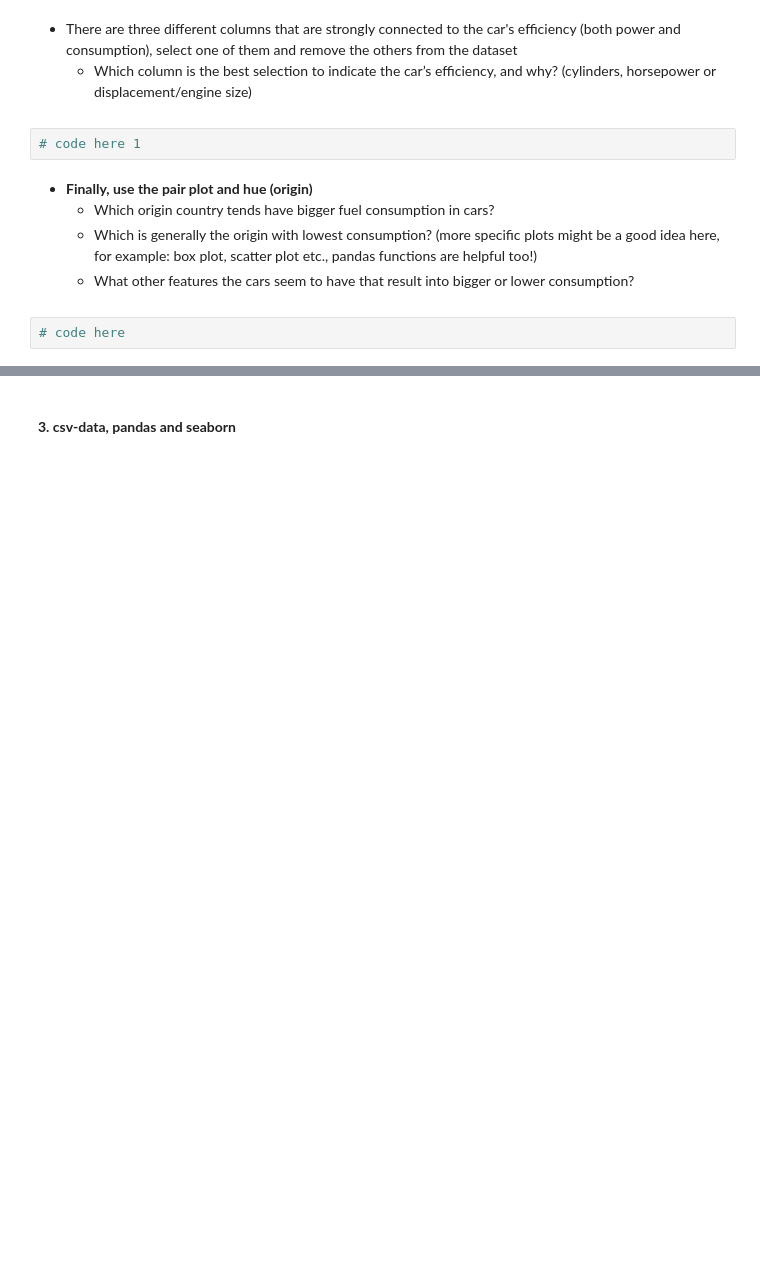
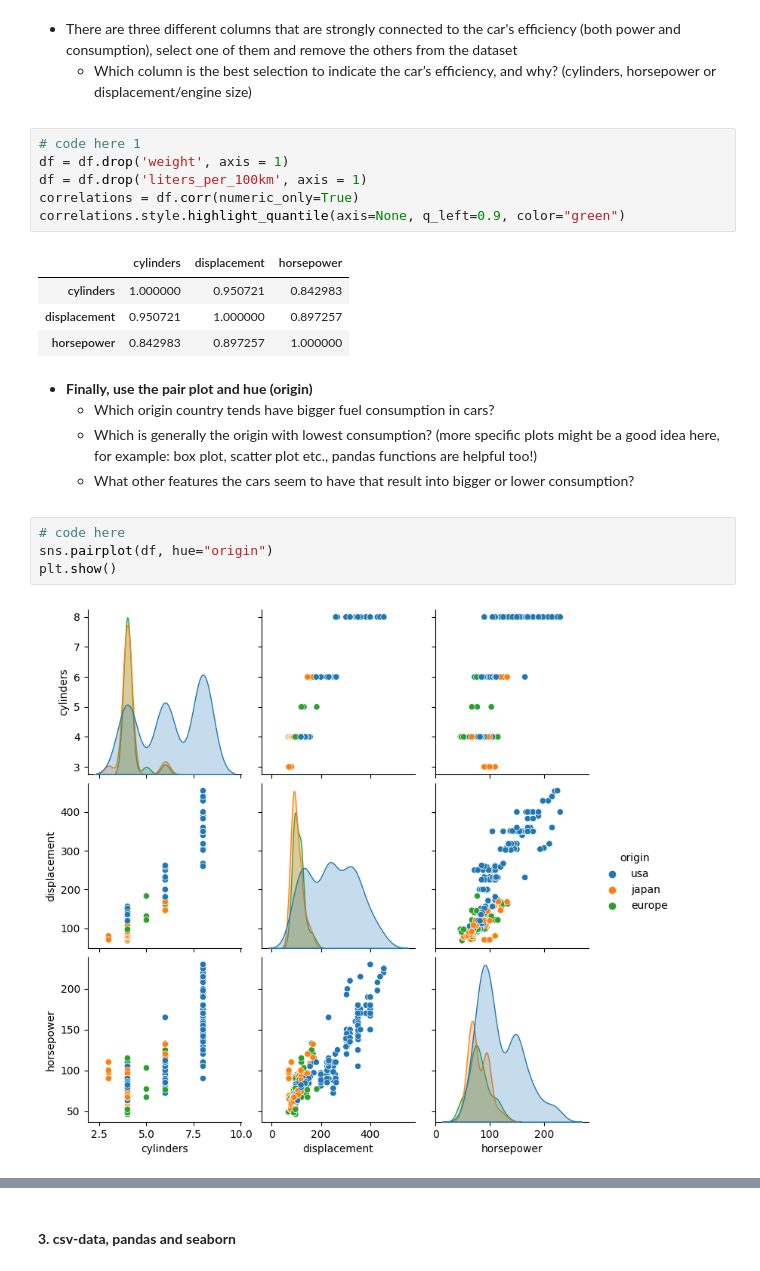
Before and after one commit to hotteleport/Data-Analytics, a Jupyter notebook: SET 3/DataAnalyticsExerciseSet3.ipynb, the cells around one changed output, grey strips where cells are left out. Cells and saved outputs as stored; diff of their text form; blank space fills up the shorter version.

```diff
--- a/SET 3/DataAnalyticsExerciseSet3.ipynb
+++ b/SET 3/DataAnalyticsExerciseSet3.ipynb
@@ -199,8 +199,17 @@ car’s efficiency, and why? (cylinders, horsepower or
 displacement/engine size)</li>
 </ul>
 </ul>
-# %%
-# code here 1
+# %%
+# code here 1
+df = df.drop('weight', axis = 1)
+df = df.drop('liters_per_100km', axis = 1)
+correlations = df.corr(numeric_only=True)
+correlations.style.highlight_quantile(axis=None, q_left=0.9, color="green")
+# %% [output]
+|  | cylinders | displacement | horsepower |
+| cylinders | 1.000000 | 0.950721 | 0.842983 |
+| displacement | 0.950721 | 1.000000 | 0.897257 |
+| horsepower | 0.842983 | 0.897257 | 1.000000 |
 # %% [markdown]
 <ul>
     <li><b>Finally, use the pair plot and hue (origin)</b></li>
@@ -216,6 +225,10 @@ bigger or lower consumption?</li>
 </ul>
 # %%
 # code here
+sns.pairplot(df, hue="origin")
+plt.show()
+# %% [output]
+[figure, added]
 # %% [markdown]
 <img src="http://srv.plab.fi/~tuomasv/data_analytics_2023_images/exercise_set_3/mpg.png" />
 # %% [markdown]
```
